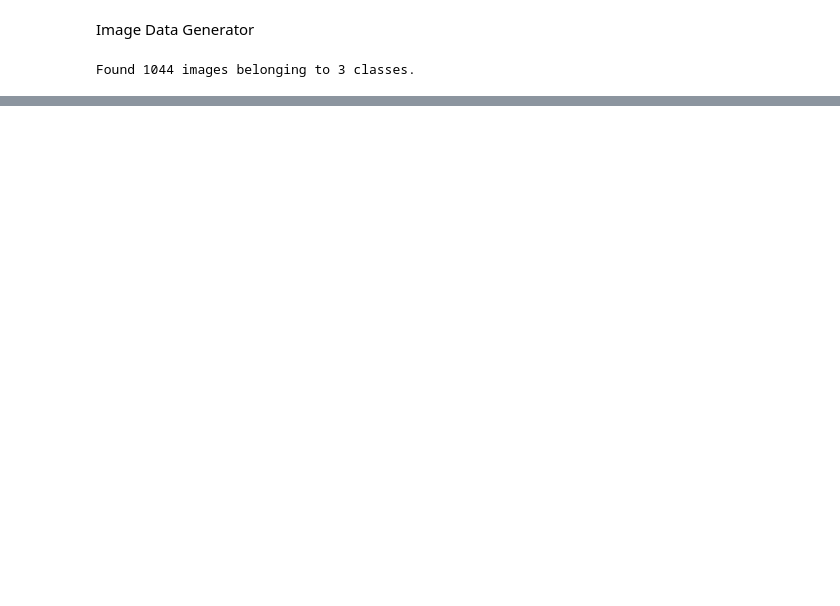
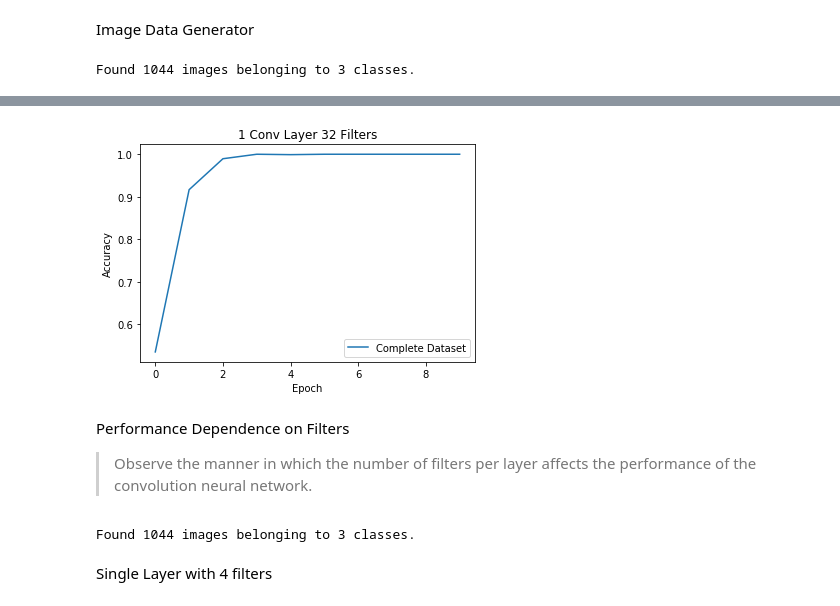
Before and after one commit to mykon23/DL-2020Project, a Jupyter notebook: Equus2.ipynb, the cells around one changed output, grey strips where cells are left out. Drawn from its saved outputs; the diff is of its cells as text; code cells hidden in the pictures; blank space fills up the shorter version.

```diff
--- a/Equus2.ipynb
+++ b/Equus2.ipynb
@@ -144,0 +235,6 @@ Use as map between images and labels
+# %%
+from tensorflow.keras.preprocessing.image import ImageDataGenerator
+# Rescale all images by 1./255
+my_generator = ImageDataGenerator(rescale=1./255)
+# Specify how the ImageDataGenerator will read/deliver
+image_generator = my_generator.flow_from_directory('./Equus', target_size=(256, 256), batch_size=12, class_mode='categorical')
@@ -144,0 +245,18 @@ Use as map between images and labels
+# %%
+from tensorflow.keras.models import Sequential
+from tensorflow.keras.layers import Dense, Conv2D, Flatten
+
+model = Sequential()
+model.add( Conv2D( 32, ( 3, 3 ), activation = 'relu', input_shape = (256, 256, 3) ) )
+model.add( Flatten() )
+model.add( Dense( 3, activation = 'softmax' ) )
+model.summary()
+
+##Compile the model
+model.compile( optimizer = 'adam', loss = 'categorical_crossentropy', metrics = [ 'accuracy' ] )
+
+##Train the model
+history = model.fit_generator(
+    image_generator,
+    steps_per_epoch=87,
+    epochs=10)
@@ -144,0 +281,27 @@ Use as map between images and labels
+# %%
+##plot the learning curve of the overfitted model
+import matplotlib.pyplot as plt
+
+plt.plot(history.history['acc'])
+plt.ylabel('Accuracy')
+plt.xlabel('Epoch')
+plt.title('1 Conv Layer 32 Filters')
+plt.legend(['Complete Dataset'], loc='lower right')
+plt.show()
+# %% [output]
+[figure, added]
+# %% [markdown]
+Performance Dependence on Filters
+
+
+> Observe the manner in which the number of filters per layer affects the performance of the convolution neural network.
+# %%
+from tensorflow.keras.preprocessing.image import ImageDataGenerator
+# Rescale all images by 1./255
+my_generator = ImageDataGenerator(rescale=1./255)
+# Specify how the ImageDataGenerator will read/deliver
+image_generator = my_generator.flow_from_directory('./Equus', target_size=(256, 256), batch_size=12, class_mode='categorical')
+# %% [output]
+Found 1044 images belonging to 3 classes.
+# %% [markdown]
+Single Layer with 4 filters
```
Also changed, not shown: parts of 38 cells of this notebook.
